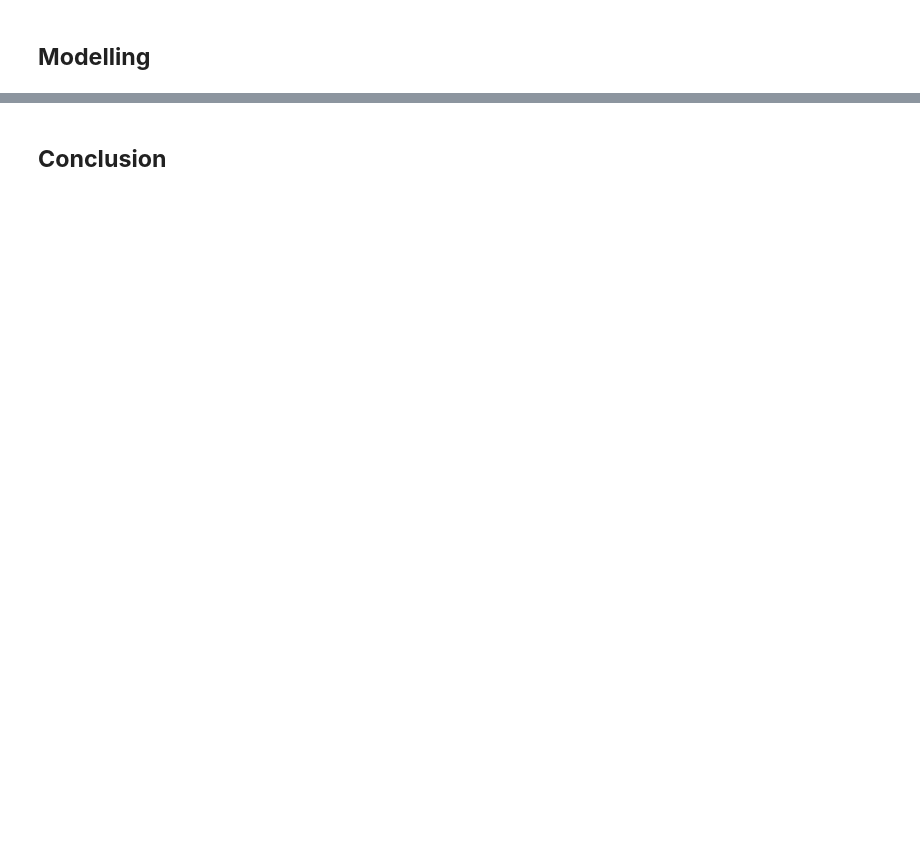
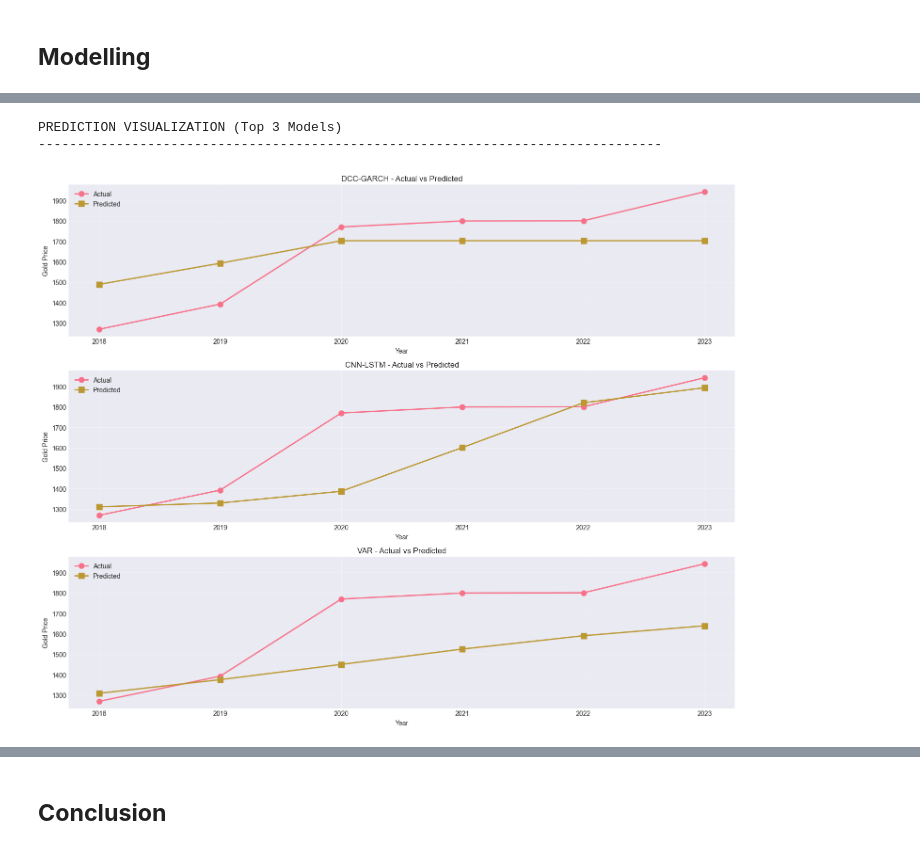
Before and after one commit to maybeitsai/gold-price-prediction, a Jupyter notebook: main.ipynb, the cells around one changed output, grey strips where cells are left out. Saved outputs shown, nothing was run; the diff lists cells and outputs as text; code cells hidden in the pictures; blank space fills up the shorter version.

```diff
--- a/main.ipynb
+++ b/main.ipynb
@@ -99,0 +1451,15 @@
+# %%
+# ============================================================================
+print("\n0.3.10 XGBOOST")
+print("-"*80)
+
+try:
+    xgb_model = xgb.XGBRegressor(n_estimators=100, learning_rate=0.1,
+                                 max_depth=5, random_state=42)
+    xgb_model.fit(X_train_ml, y_train)
+    xgb_pred = xgb_model.predict(X_test_ml)
+
+    calculate_metrics(y_test, xgb_pred, 'XGBoost')
+
+except Exception as e:
+    print(f"XGBoost Error: {e}")
@@ -101,0 +2890,39 @@
+# %%
+# Prediction visualization for top 3 models
+print("\nPREDICTION VISUALIZATION (Top 3 Models)")
+print("-"*80)
+
+top_3_models = comparison_df.head(3).index.tolist()
+
+fig, axes = plt.subplots(len(top_3_models), 1, figsize=(15, 4*len(top_3_models)))
+if len(top_3_models) == 1:
+    axes = [axes]
+
+for idx, model_name in enumerate(top_3_models):
+    if model_name in results and 'Predictions' in results[model_name]:
+        predictions = results[model_name]['Predictions']
+
+        # Adjust length for LSTM models
+        if model_name in ['LSTM', 'CNN-LSTM']:
+            y_test_plot = y_test_lstm_actual
+            test_years = df['year'].values[train_size:][:len(y_test_plot)]
+        else:
+            y_test_plot = y_test
+            test_years = df['year'].values[train_size:]
+
+        axes[idx].plot(test_years, y_test_plot, marker='o', label='Actual',
+                      linewidth=2, markersize=8)
+        axes[idx].plot(test_years[:len(predictions)], predictions, marker='s',
+                      label='Predicted', linewidth=2, markersize=8)
+        axes[idx].set_title(f'{model_name} - Actual vs Predicted')
+        axes[idx].set_xlabel('Year')
+        axes[idx].set_ylabel('Gold Price')
+        axes[idx].legend()
+        axes[idx].grid(True, alpha=0.3)
+
+plt.tight_layout()
+plt.show()
+# %% [output]
+PREDICTION VISUALIZATION (Top 3 Models)
+--------------------------------------------------------------------------------
+[figure, added]
```
Also changed, not shown: parts of 56 cells of this notebook.
